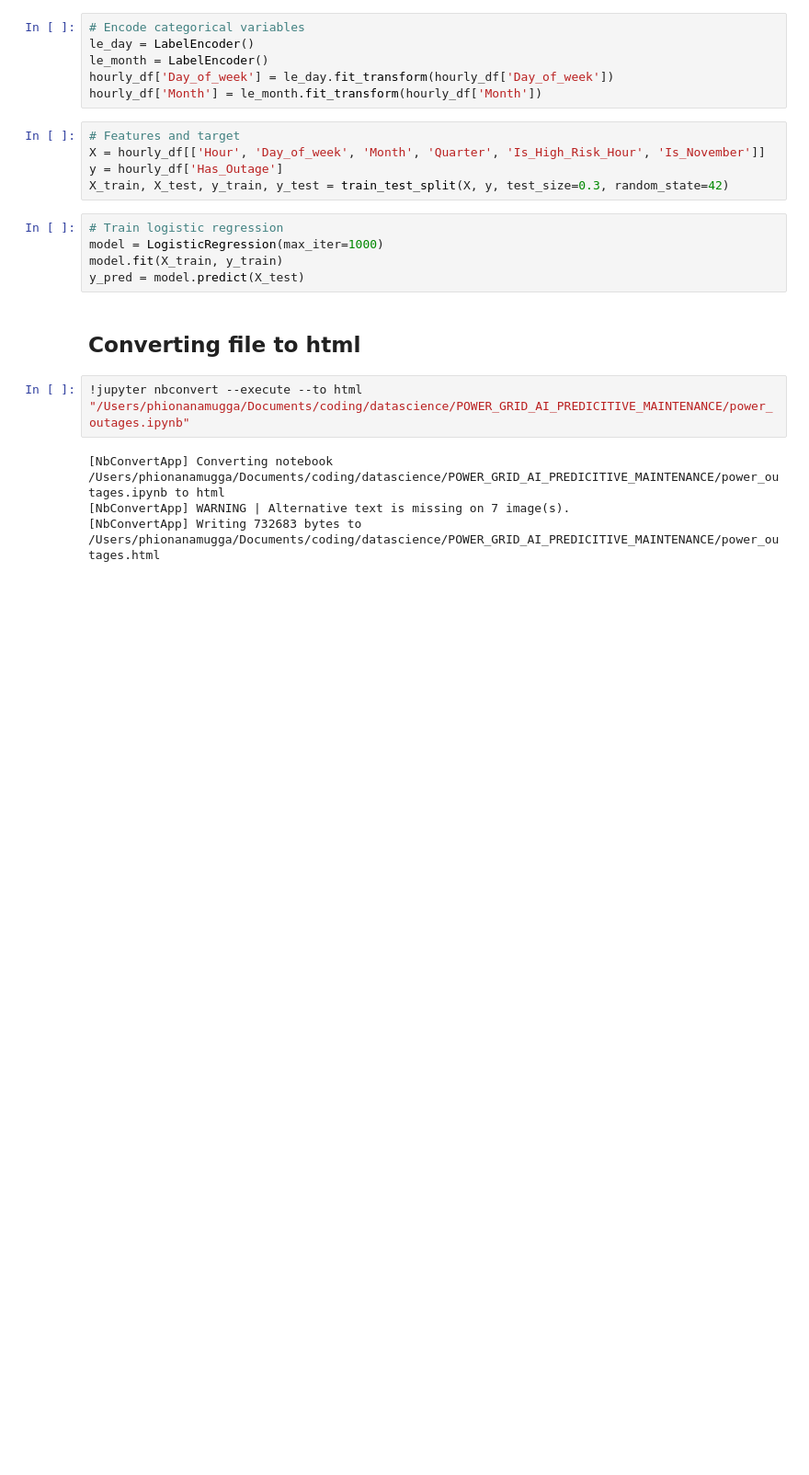
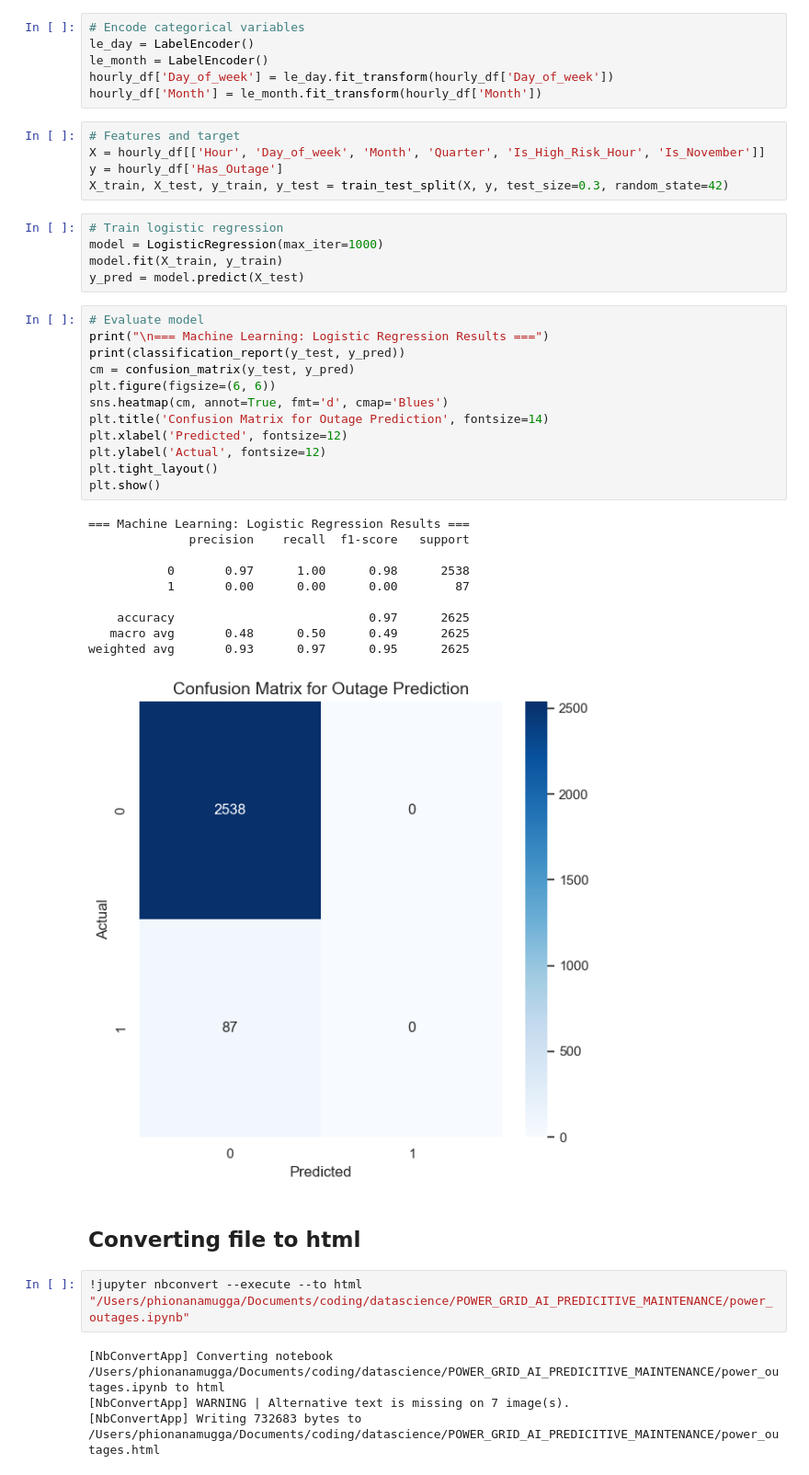
Before and after one commit to Phionanamugga/POWER_GRID_AI_PREDICITIVE_MAINTENANCE, a Jupyter notebook: power_outages.ipynb, the cells around one changed output. Shown at 92% size. Saved outputs shown, nothing was run; the diff lists cells and outputs as text; blank space fills up the shorter version.

Commit message:
carries out model evaluation[Delivers#189071680]

```diff
--- a/power_outages.ipynb
+++ b/power_outages.ipynb
@@ -344,6 +344,29 @@ X_train, X_test, y_train, y_test = train_test_split(X, y, test_size=0.3, random_
 model = LogisticRegression(max_iter=1000)
 model.fit(X_train, y_train)
 y_pred = model.predict(X_test)
+# %%
+# Evaluate model
+print("\n=== Machine Learning: Logistic Regression Results ===")
+print(classification_report(y_test, y_pred))
+cm = confusion_matrix(y_test, y_pred)
+plt.figure(figsize=(6, 6))
+sns.heatmap(cm, annot=True, fmt='d', cmap='Blues')
+plt.title('Confusion Matrix for Outage Prediction', fontsize=14)
+plt.xlabel('Predicted', fontsize=12)
+plt.ylabel('Actual', fontsize=12)
+plt.tight_layout()
+plt.show()
+# %% [output]
+=== Machine Learning: Logistic Regression Results ===
+              precision    recall  f1-score   support
+
+           0       0.97      1.00      0.98      2538
+           1       0.00      0.00      0.00        87
+
+    accuracy                           0.97      2625
+   macro avg       0.48      0.50      0.49      2625
+weighted avg       0.93      0.97      0.95      2625
+[figure, added]
 # %% [markdown]
 ## Converting file to html
 # %%
```
